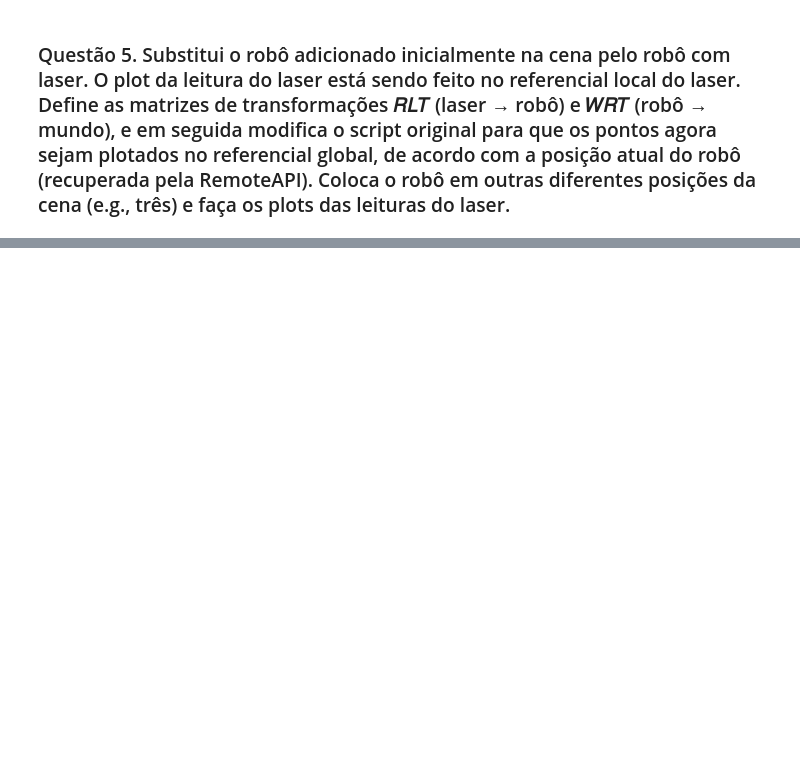
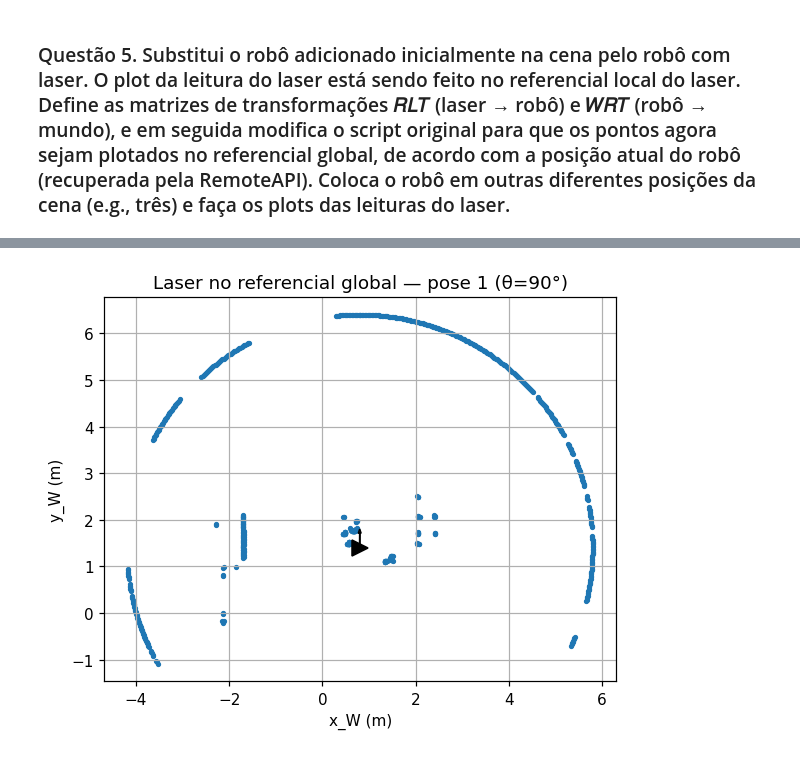
Before and after one commit to davifmn/robotica_movel, a Jupyter notebook: tp1.ipynb, the cells around one changed output, grey strips where cells are left out. Cells and saved outputs as stored; diff of their text form; code cells hidden in the pictures; blank space fills up the shorter version.

```diff
--- a/tp1.ipynb
+++ b/tp1.ipynb
@@ -677,0 +788,84 @@ Cena carregada: /home/alexis/ufmg/2025-2/robotica-movel/tp1/robotica_movel/cena1
+# %%
+# === Q5: plotar leituras do laser no referencial global (3 poses diferentes) ===
+import numpy as np
+import matplotlib.pyplot as plt
+import math
+
+def _H_from_sim(obj, rel):
+    M = sim.getObjectMatrix(obj, rel)
+    return [[M[0], M[1], M[2],  M[3]],
+            [M[4], M[5], M[6],  M[7]],
+            [M[8], M[9], M[10], M[11]],
+            [0.0,  0.0,  0.0,   1.0]]
+
+def _H_mul(A, B):
+    C = [[0.0]*4 for _ in range(4)]
+    for i in range(4):
+        for j in range(4):
+            C[i][j] = sum(A[i][k]*B[k][j] for k in range(4))
+    return C
+
+def _transform_pts(H, Pnx3):
+    out = np.empty((Pnx3.shape[0], 3), dtype=float)
+    for i,(x,y,z) in enumerate(Pnx3):
+        out[i,0] = H[0][0]*x + H[0][1]*y + H[0][2]*z + H[0][3]
+        out[i,1] = H[1][0]*x + H[1][1]*y + H[1][2]*z + H[1][3]
+        out[i,2] = H[2][0]*x + H[2][1]*y + H[2][2]*z + H[2][3]
+    return out
+
+def _print_H(label, H):
+    print(label)
+    for r in H[:3]:
+        print("  [ " + "  ".join(f"{v: .4f}" for v in r[:3]) + f" | {r[3]: .4f} ]")
+    print("  [  0.0000   0.0000   0.0000 |  1.0000 ]\n")
+
+def _plot_scan_world(title):
+    robotHandle = sim.getObject('/PioneerP3DX')
+    laserBase   = sim.getObject('/PioneerP3DX/fastHokuyo')
+
+    H_RL = _H_from_sim(laserBase, robotHandle)                # RLT (laser -> robô)
+    H_WR = _H_from_sim(robotHandle, sim.handle_world)         # WRT (robô -> mundo)
+    _print_H("RLT (laser -> robô):", H_RL)
+    _print_H("WRT (robô -> mundo):", H_WR)
+
+    hokuyo = HokuyoSensorSim(sim, "/PioneerP3DX/fastHokuyo", is_range_data=False)
+    pts_L = hokuyo.getSensorData()                            # pontos no frame do laser (L)
+    H_WL = _H_mul(H_WR, H_RL)                                 # W T L
+    pts_W = _transform_pts(H_WL, pts_L)                       # pontos no mundo
+
+    rpos = sim.getObjectPosition(robotHandle, sim.handle_world)
+    reul = sim.getObjectOrientation(robotHandle, sim.handle_world)
+
+    fig = plt.figure(figsize=(6,6), dpi=110)
+    ax = fig.add_subplot(111, aspect='equal')
+    ax.scatter(pts_W[:,0], pts_W[:,1], s=6)
+    ax.plot(rpos[0], rpos[1], 'k>', markersize=10)
+    ax.arrow(rpos[0], rpos[1], 0.4*math.cos(reul[2]), 0.4*math.sin(reul[2]),
+             length_includes_head=True, head_width=0.06, head_length=0.09)
+    ax.grid(True)
+    ax.set_xlabel('x_W (m)')
+    ax.set_ylabel('y_W (m)')
+    ax.set_title(title)
+    plt.show()
+
+sim.setStepping(True)
+if sim.getSimulationState() == 0:
+    sim.startSimulation()
+    sim.step()
+
+poses = [
+    (0.8,  1.4,  90.0,  'Laser no referencial global — pose 1 (θ=90°)'),
+    (-1.5, 1.2,   0.0,  'Laser no referencial global — pose 2 (θ=0°)'),
+    (1.8, -1.8, 180.0,  'Laser no referencial global — pose 3 (θ=180°)'),
+]
+
+for x, y, th_deg, title in poses:
+    z = sim.getObjectPosition(sim.getObject('/PioneerP3DX'), sim.handle_world)[2]
+    sim.setObjectPosition(sim.getObject('/PioneerP3DX'), sim.handle_world, [x, y, z])
+    sim.setObjectOrientation(sim.getObject('/PioneerP3DX'), sim.handle_world, [0.0, 0.0, math.radians(th_deg)])
+    for _ in range(3):
+        sim.step()
+    _plot_scan_world(title)
+
+sim.stopSimulation()
+# %% [output]
@@ -677,0 +883 @@ Cena carregada: /home/alexis/ufmg/2025-2/robotica-movel/tp1/robotica_movel/cena1
+[figure, added]
```
Also changed, not shown: parts of 3 cells of this notebook.
